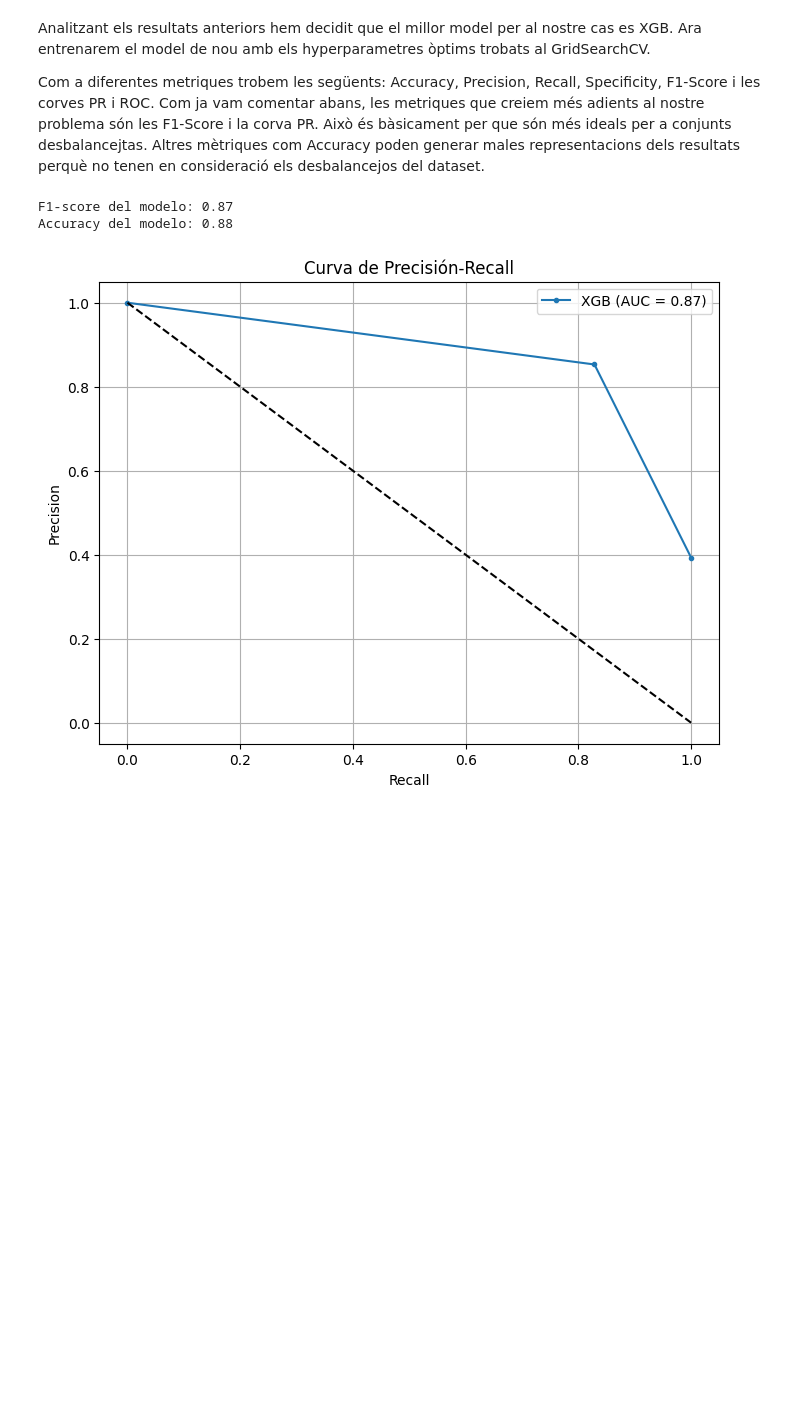
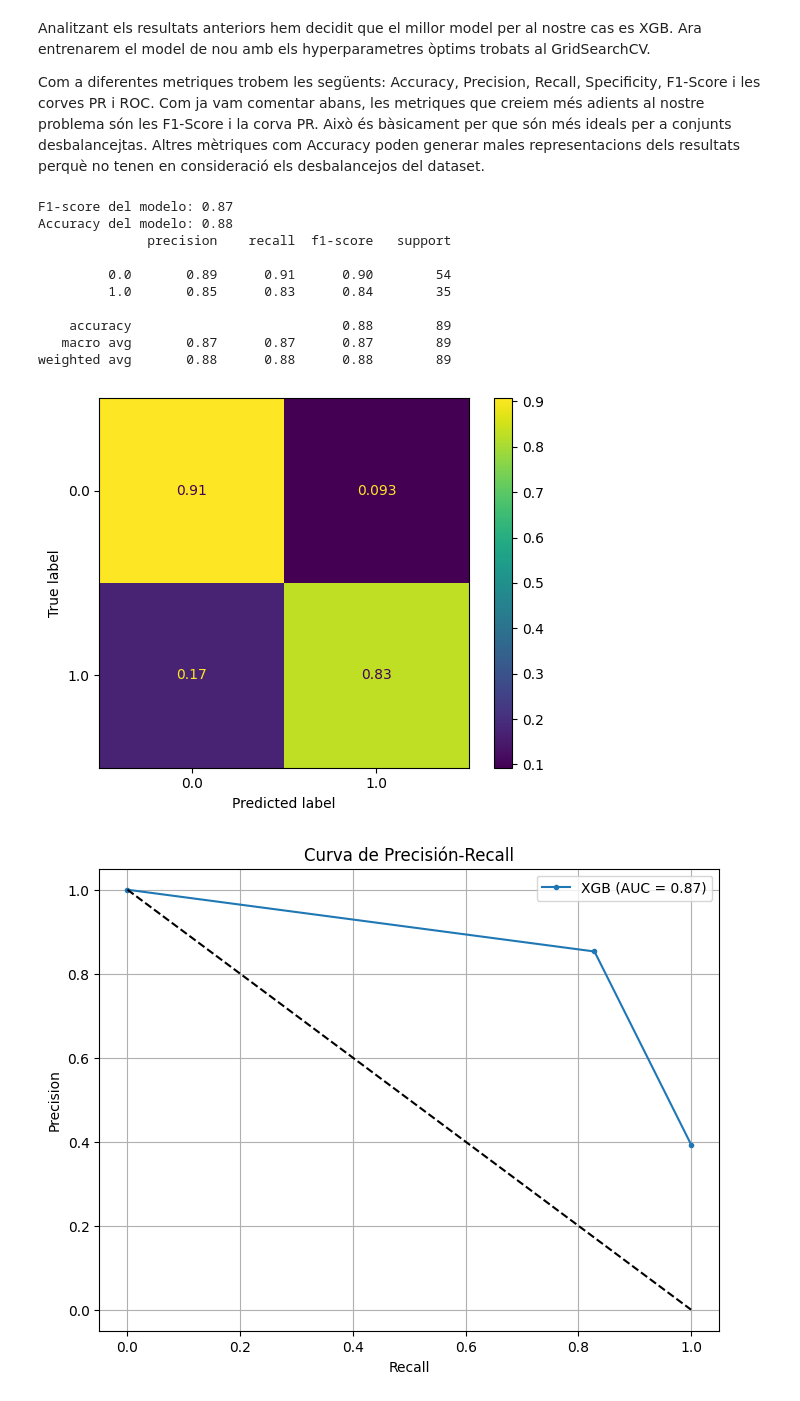
Before and after one commit to Janpb1/APC-TITANIC, a Jupyter notebook: EntregaPractica.ipynb, the cells around one changed output. Cells and saved outputs as stored; diff of their text form; code cells hidden in the pictures; blank space fills up the shorter version.

Commit message:
Final amb test real fet

```diff
--- a/EntregaPractica.ipynb
+++ b/EntregaPractica.ipynb
@@ -871,28 +871,40 @@ Com ja vam comentar abans, les metriques que creiem més adients al nostre probl
 # %%
 X_train_list, y_train_list, X_test_list, y_test_list = [], [], [], []
 
 for train_index, test_index in stratified_kfold.split(X, y):
     X_train, X_test = X.iloc[train_index], X.iloc[test_index]
     y_train, y_test = y.iloc[train_index], y.iloc[test_index]
 
     X_train_list.extend(X_train)
     y_train_list.extend(y_train)
     X_test_list.extend(X_test)
     y_test_list.extend(y_test)
 
 xgb_model = XGBClassifier(**results[1]['Millors Parametres'])
 
 xgb_model.fit(X_train, y_train)
 
 y_pred = xgb_model.predict(X_test)
 
 accuracy = accuracy_score(y_test, y_pred)
 f1 = f1_score(y_test, y_pred, average='macro')
+confusion = ConfusionMatrixDisplay.from_predictions(y_test, y_pred, normalize='true')
+report = classification_report(y_test, y_pred)
 print(f'F1-score del modelo: {f1:.2f}')
 print(f'Accuracy del modelo: {accuracy:.2f}')
+print(report)
 # %% [output]
 F1-score del modelo: 0.87
 Accuracy del modelo: 0.88
+              precision    recall  f1-score   support
+
+         0.0       0.89      0.91      0.90        54
+         1.0       0.85      0.83      0.84        35
+
+    accuracy                           0.88        89
+   macro avg       0.87      0.87      0.87        89
+weighted avg       0.88      0.88      0.88        89
+[figure, added]
 # %%
 print_PR_curve(y_test,[y_pred], {'XGB' : 0})
 # %% [output]
```
Also changed, not shown: parts of 1 cell of this notebook, 1 other file.
